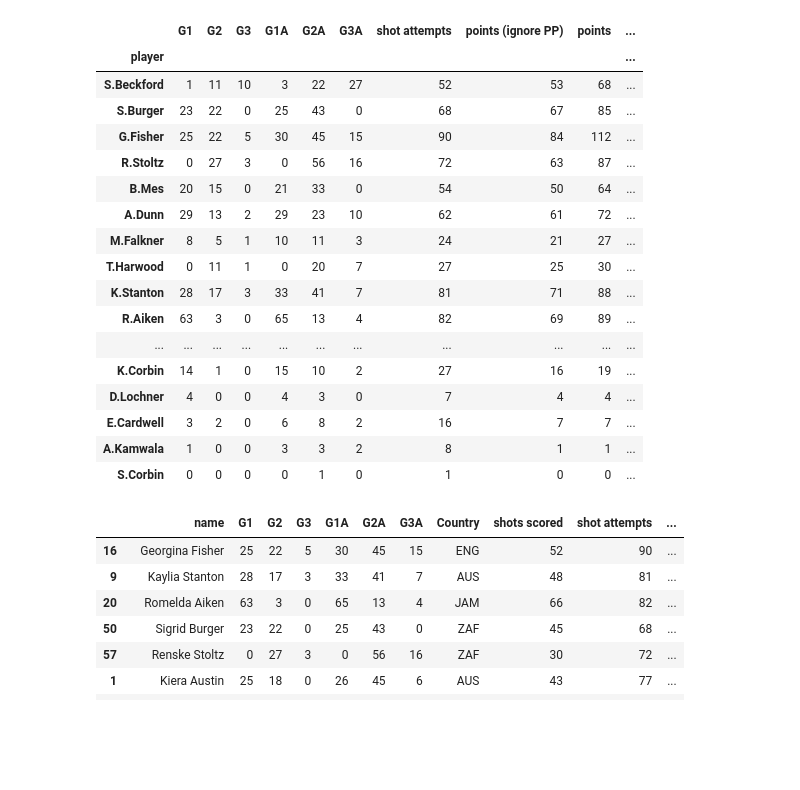
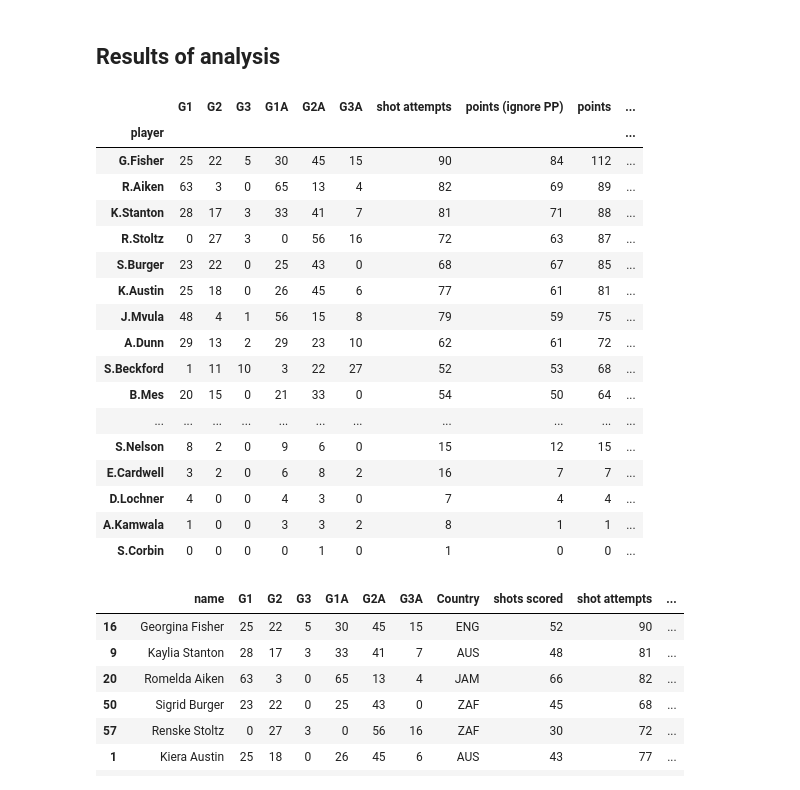
Before and after one commit to stephenpcook/fast5_2018, a Jupyter notebook: fast5_melbourne.ipynb, the cells around one changed output. Saved outputs shown, nothing was run; the diff lists cells and outputs as text; code cells hidden in the pictures; blank space fills up the shorter version.

Commit message:
Add explanation of analysis

```diff
--- a/fast5_melbourne.ipynb
+++ b/fast5_melbourne.ipynb
@@ -76,26 +139,29 @@ df3['points'] = (1*df3['1PT GOAL'] + 2*df3['1PT GOAL (PP)']
                  + 3*df3['3PT GOAL'] + 6*df3['3PT GOAL (PP)'])
 
 df3['points per shot'] = df3['points']/df3['shot attempts']
+# %% [markdown]
+## Results of analysis
 # %%
+# Show some of the key statistics
 df3[['G1', 'G2', 'G3', 'G1A', 'G2A', 'G3A', 'shot attempts',
-     'points (ignore PP)', 'points', 'points per shot']].sort_values('points per shot', ascending=False)
+     'points (ignore PP)', 'points', 'points per shot']].sort_values('points', ascending=False)
 # %% [output]
 |  | G1 | G2 | G3 | G1A | G2A | G3A | shot attempts | points (ignore PP) | points | ... |
 | player |  |  |  |  |  |  |  |  |  | ... |
+| G.Fisher | 25 | 22 | 5 | 30 | 45 | 15 | 90 | 84 | 112 | ... |
+| R.Aiken | 63 | 3 | 0 | 65 | 13 | 4 | 82 | 69 | 89 | ... |
+| K.Stanton | 28 | 17 | 3 | 33 | 41 | 7 | 81 | 71 | 88 | ... |
+| R.Stoltz | 0 | 27 | 3 | 0 | 56 | 16 | 72 | 63 | 87 | ... |
+| S.Burger | 23 | 22 | 0 | 25 | 43 | 0 | 68 | 67 | 85 | ... |
+| K.Austin | 25 | 18 | 0 | 26 | 45 | 6 | 77 | 61 | 81 | ... |
+| J.Mvula | 48 | 4 | 1 | 56 | 15 | 8 | 79 | 59 | 75 | ... |
+| A.Dunn | 29 | 13 | 2 | 29 | 23 | 10 | 62 | 61 | 72 | ... |
 | S.Beckford | 1 | 11 | 10 | 3 | 22 | 27 | 52 | 53 | 68 | ... |
-| S.Burger | 23 | 22 | 0 | 25 | 43 | 0 | 68 | 67 | 85 | ... |
-| G.Fisher | 25 | 22 | 5 | 30 | 45 | 15 | 90 | 84 | 112 | ... |
-| R.Stoltz | 0 | 27 | 3 | 0 | 56 | 16 | 72 | 63 | 87 | ... |
 | B.Mes | 20 | 15 | 0 | 21 | 33 | 0 | 54 | 50 | 64 | ... |
-| A.Dunn | 29 | 13 | 2 | 29 | 23 | 10 | 62 | 61 | 72 | ... |
-| M.Falkner | 8 | 5 | 1 | 10 | 11 | 3 | 24 | 21 | 27 | ... |
-| T.Harwood | 0 | 11 | 1 | 0 | 20 | 7 | 27 | 25 | 30 | ... |
-| K.Stanton | 28 | 17 | 3 | 33 | 41 | 7 | 81 | 71 | 88 | ... |
-| R.Aiken | 63 | 3 | 0 | 65 | 13 | 4 | 82 | 69 | 89 | ... |
 | ... | ... | ... | ... | ... | ... | ... | ... | ... | ... | ... |
-| K.Corbin | 14 | 1 | 0 | 15 | 10 | 2 | 27 | 16 | 19 | ... |
+| S.Nelson | 8 | 2 | 0 | 9 | 6 | 0 | 15 | 12 | 15 | ... |
+| E.Cardwell | 3 | 2 | 0 | 6 | 8 | 2 | 16 | 7 | 7 | ... |
 | D.Lochner | 4 | 0 | 0 | 4 | 3 | 0 | 7 | 4 | 4 | ... |
-| E.Cardwell | 3 | 2 | 0 | 6 | 8 | 2 | 16 | 7 | 7 | ... |
 | A.Kamwala | 1 | 0 | 0 | 3 | 3 | 2 | 8 | 1 | 1 | ... |
 | S.Corbin | 0 | 0 | 0 | 0 | 1 | 0 | 1 | 0 | 0 | ... |
 # %%
```
Also changed, not shown: parts of 22 cells of this notebook, 2 other files.
